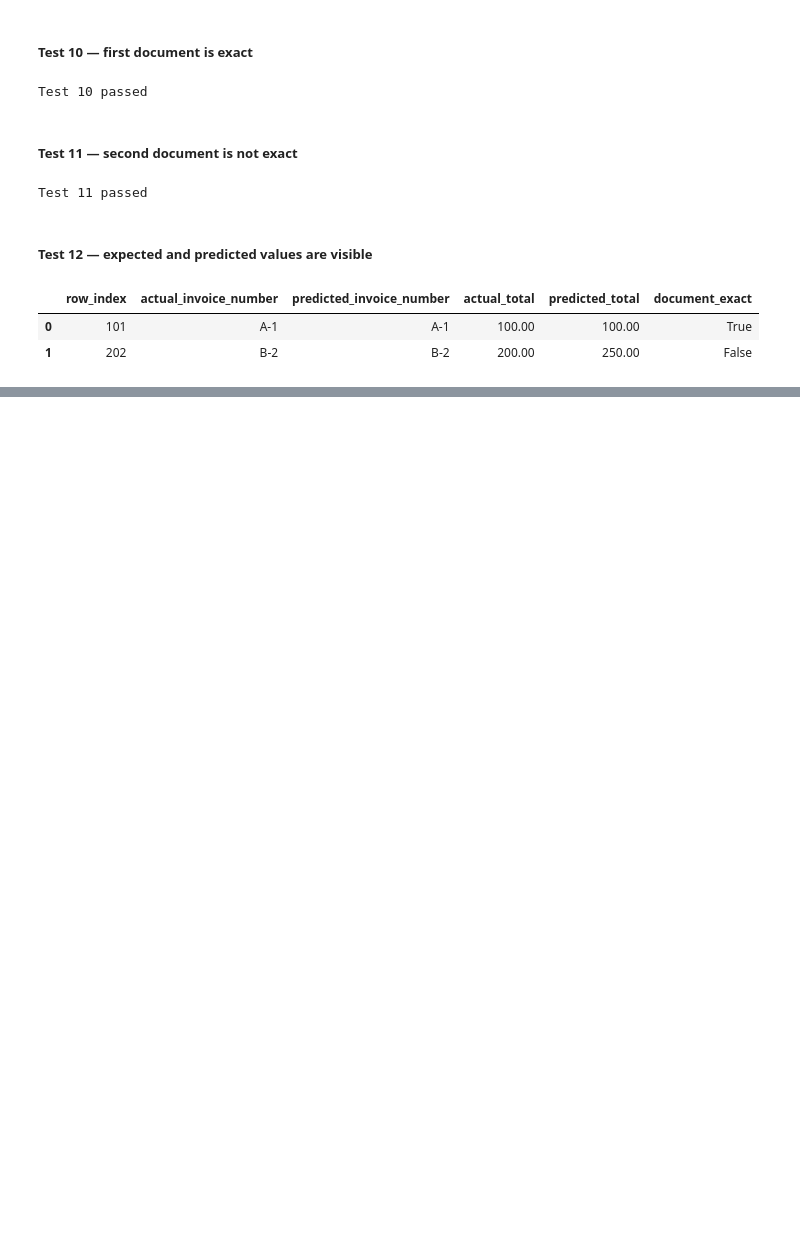
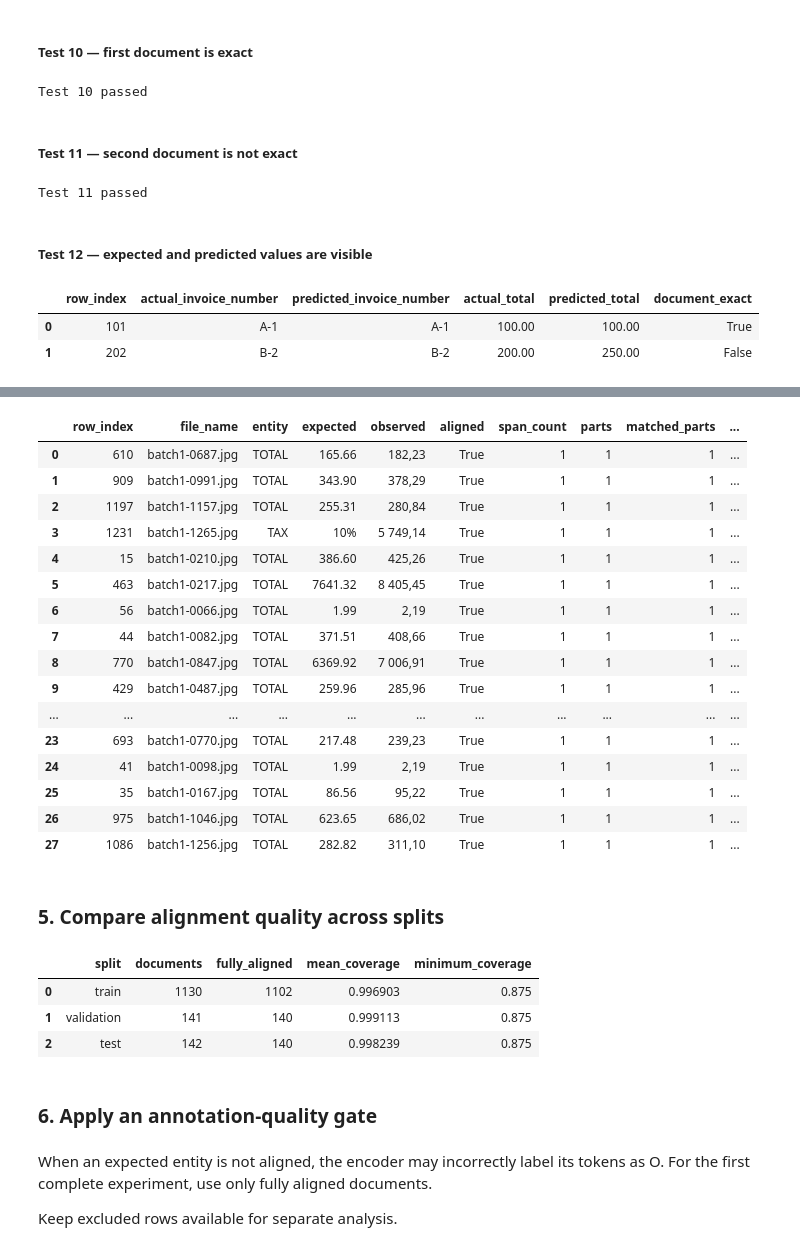
Before and after one commit to vsokoltsov/invoices-ocr, a Jupyter notebook: notebooks/bert.ipynb, the cells around one changed output, grey strips where cells are left out. Cells and saved outputs as stored; diff of their text form; code cells hidden in the pictures; blank space fills up the shorter version.

```diff
--- a/notebooks/bert.ipynb
+++ b/notebooks/bert.ipynb
@@ -9346,0 +9686,80 @@ record_comparison
+# %%
+train_alignment_inspector.financial_mismatches()
+# %% [output]
+|  | row_index | file_name | entity | expected | observed | aligned | span_count | parts | matched_parts | ... |
+| 0 | 610 | batch1-0687.jpg | TOTAL | 165.66 | 182,23 | True | 1 | 1 | 1 | ... |
+| 1 | 909 | batch1-0991.jpg | TOTAL | 343.90 | 378,29 | True | 1 | 1 | 1 | ... |
+| 2 | 1197 | batch1-1157.jpg | TOTAL | 255.31 | 280,84 | True | 1 | 1 | 1 | ... |
+| 3 | 1231 | batch1-1265.jpg | TAX | 10% | 5 749,14 | True | 1 | 1 | 1 | ... |
+| 4 | 15 | batch1-0210.jpg | TOTAL | 386.60 | 425,26 | True | 1 | 1 | 1 | ... |
+| 5 | 463 | batch1-0217.jpg | TOTAL | 7641.32 | 8 405,45 | True | 1 | 1 | 1 | ... |
+| 6 | 56 | batch1-0066.jpg | TOTAL | 1.99 | 2,19 | True | 1 | 1 | 1 | ... |
+| 7 | 44 | batch1-0082.jpg | TOTAL | 371.51 | 408,66 | True | 1 | 1 | 1 | ... |
+| 8 | 770 | batch1-0847.jpg | TOTAL | 6369.92 | 7 006,91 | True | 1 | 1 | 1 | ... |
+| 9 | 429 | batch1-0487.jpg | TOTAL | 259.96 | 285,96 | True | 1 | 1 | 1 | ... |
+| ... | ... | ... | ... | ... | ... | ... | ... | ... | ... | ... |
+| 23 | 693 | batch1-0770.jpg | TOTAL | 217.48 | 239,23 | True | 1 | 1 | 1 | ... |
+| 24 | 41 | batch1-0098.jpg | TOTAL | 1.99 | 2,19 | True | 1 | 1 | 1 | ... |
+| 25 | 35 | batch1-0167.jpg | TOTAL | 86.56 | 95,22 | True | 1 | 1 | 1 | ... |
+| 26 | 975 | batch1-1046.jpg | TOTAL | 623.65 | 686,02 | True | 1 | 1 | 1 | ... |
+| 27 | 1086 | batch1-1256.jpg | TOTAL | 282.82 | 311,10 | True | 1 | 1 | 1 | ... |
+# %% [markdown]
+###  5. Compare alignment quality across splits
+# %%
+def alignment_summary_row(
+    split_name: str,
+    report: AlignmentReport,
+) -> dict:
+    return {
+        "split": split_name,
+        "documents": len(
+            report.documents
+        ),
+        "fully_aligned": int(
+            (
+                report.documents[
+                    "alignment_coverage"
+                ]
+                == 1.0
+            ).sum()
+        ),
+        "mean_coverage": (
+            report.documents[
+                "alignment_coverage"
+            ].mean()
+        ),
+        "minimum_coverage": (
+            report.documents[
+                "alignment_coverage"
+            ].min()
+        ),
+    }
+
+
+alignment_summary = pd.DataFrame([
+    alignment_summary_row(
+        "train",
+        train_alignment_report,
+    ),
+    alignment_summary_row(
+        "validation",
+        validation_alignment_report,
+    ),
+    alignment_summary_row(
+        "test",
+        test_alignment_report,
+    ),
+])
+
+alignment_summary
+# %% [output]
+|  | split | documents | fully_aligned | mean_coverage | minimum_coverage |
+| 0 | train | 1130 | 1102 | 0.996903 | 0.875 |
+| 1 | validation | 141 | 140 | 0.999113 | 0.875 |
+| 2 | test | 142 | 140 | 0.998239 | 0.875 |
+# %% [markdown]
+### 6. Apply an annotation-quality gate
+# %% [markdown]
+When an expected entity is not aligned, the encoder may incorrectly label its tokens as O. For the first complete experiment, use only fully aligned documents.
+
+Keep excluded rows available for separate analysis.
```
Also changed, not shown: parts of 83 cells of this notebook.
